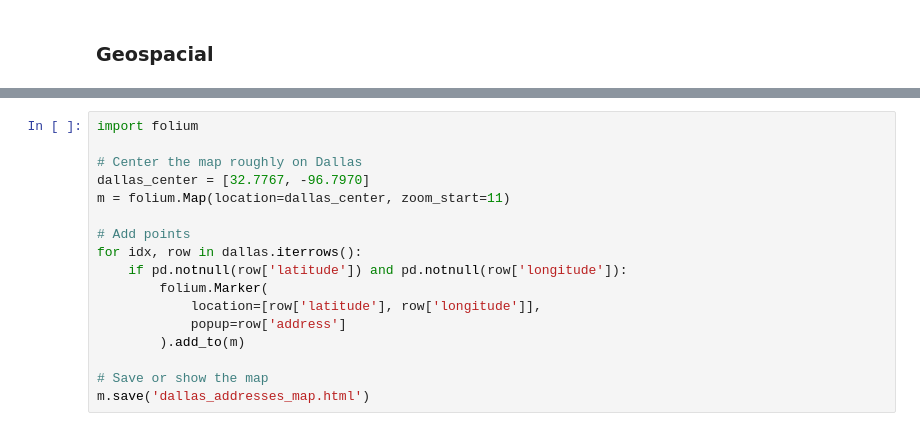
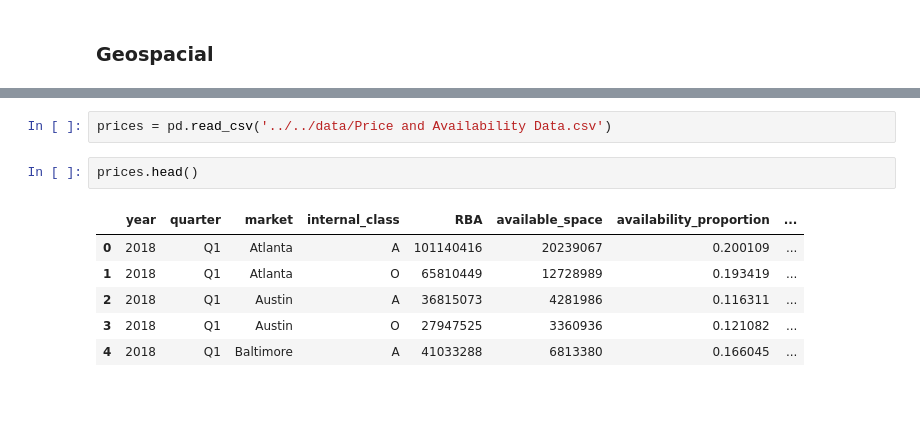
Before and after one commit to jacobbianchi/DartMonkeyDataFest, a Jupyter notebook: external_data/company_growth/eda.ipynb, the cells around one changed output, grey strips where cells are left out. Cells and saved outputs as stored; diff of their text form; blank space fills up the shorter version.

```diff
--- a/external_data/company_growth/eda.ipynb
+++ b/external_data/company_growth/eda.ipynb
@@ -140,17 +81,11 @@ KeyboardInterrupt:
-# %%
-import folium
-
-# Center the map roughly on Dallas
-dallas_center = [32.7767, -96.7970]
-m = folium.Map(location=dallas_center, zoom_start=11)
-
-# Add points
-for idx, row in dallas.iterrows():
-    if pd.notnull(row['latitude']) and pd.notnull(row['longitude']):
-        folium.Marker(
-            location=[row['latitude'], row['longitude']],
-            popup=row['address']
-        ).add_to(m)
-
-# Save or show the map
-m.save('dallas_addresses_map.html')
+# %%
+prices = pd.read_csv('../../data/Price and Availability Data.csv')
+# %%
+prices.head()
+# %% [output]
+|  | year | quarter | market | internal_class | RBA | available_space | availability_proportion | ... |
+| 0 | 2018 | Q1 | Atlanta | A | 101140416 | 20239067 | 0.200109 | ... |
+| 1 | 2018 | Q1 | Atlanta | O | 65810449 | 12728989 | 0.193419 | ... |
+| 2 | 2018 | Q1 | Austin | A | 36815073 | 4281986 | 0.116311 | ... |
+| 3 | 2018 | Q1 | Austin | O | 27947525 | 3360936 | 0.121082 | ... |
+| 4 | 2018 | Q1 | Baltimore | A | 41033288 | 6813380 | 0.166045 | ... |
```
Also changed, not shown: parts of 8 cells of this notebook, 2 other files.
